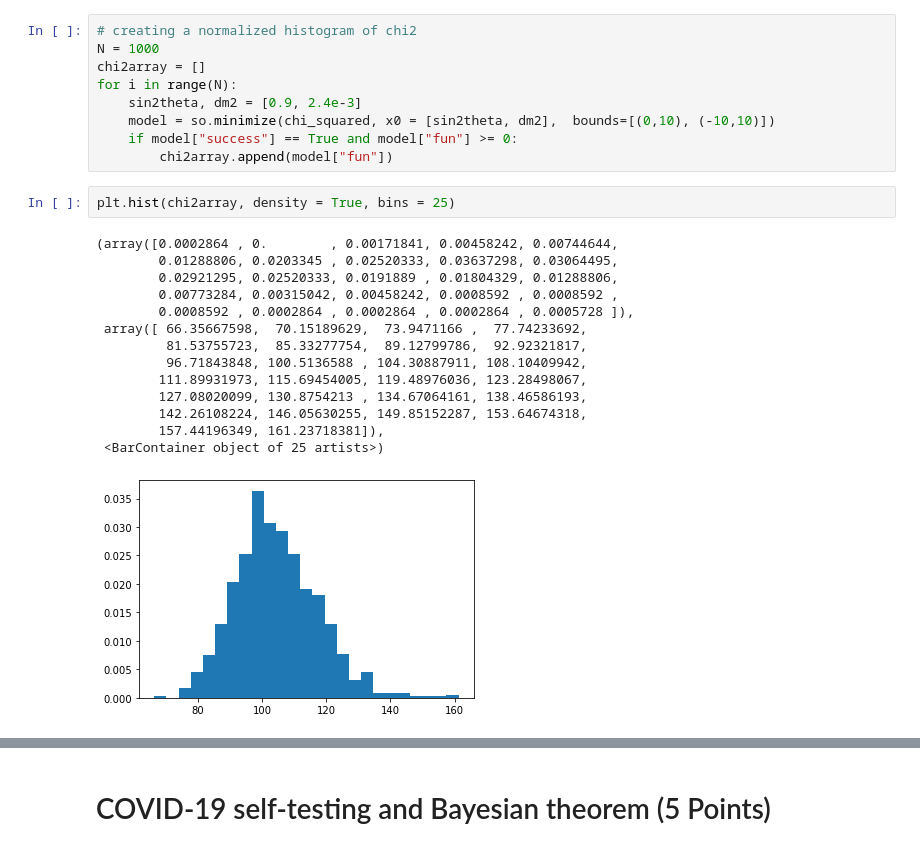
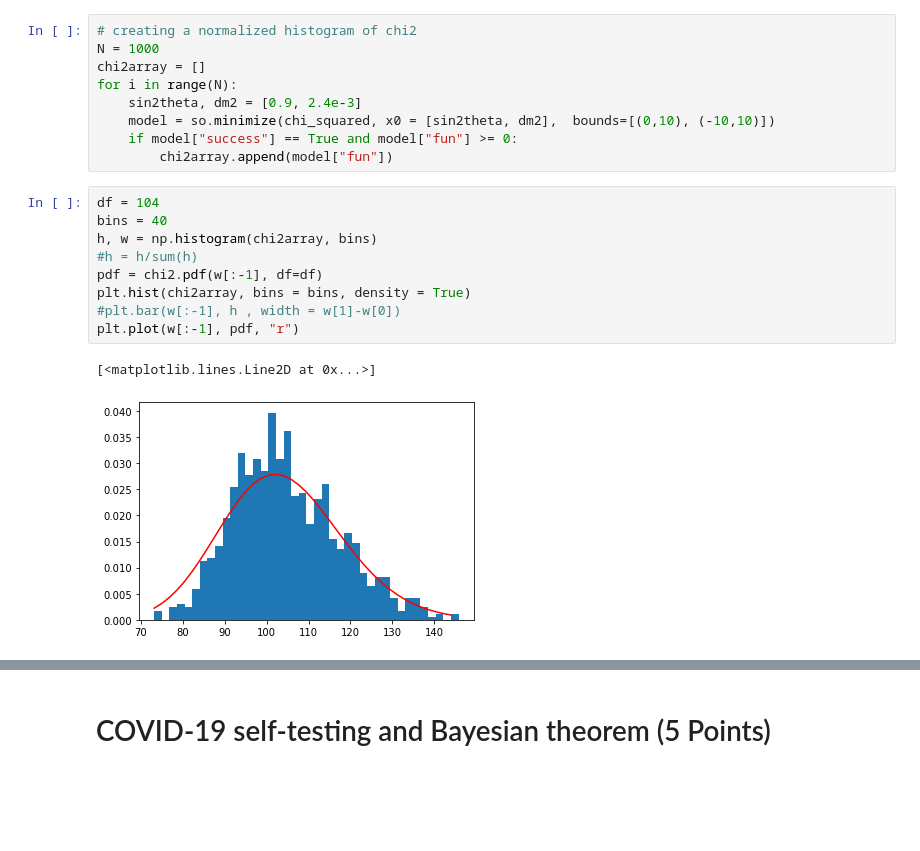
Before and after one commit to aotownsend/StatMethods2022, a Jupyter notebook: submissions/week8/Exercise8_Ida.ipynb, the cells around one changed output, grey strips where cells are left out. Drawn from its saved outputs; the diff is of its cells as text; blank space fills up the shorter version.

```diff
--- a/submissions/week8/Exercise8_Ida.ipynb
+++ b/submissions/week8/Exercise8_Ida.ipynb
@@ -102,19 +103,14 @@ for i in range(N):
     if model["success"] == True and model["fun"] >= 0:
         chi2array.append(model["fun"])
 # %%
-plt.hist(chi2array, density = True, bins = 25)
+df = 104
+bins = 40
+h, w = np.histogram(chi2array, bins)
+#h = h/sum(h)
+pdf = chi2.pdf(w[:-1], df=df)
+plt.hist(chi2array, bins = bins, density = True)
+#plt.bar(w[:-1], h , width = w[1]-w[0])
+plt.plot(w[:-1], pdf, "r")
 # %% [output]
-(array([0.0002864 , 0.        , 0.00171841, 0.00458242, 0.00744644,
-        0.01288806, 0.0203345 , 0.02520333, 0.03637298, 0.03064495,
-        0.02921295, 0.02520333, 0.0191889 , 0.01804329, 0.01288806,
-        0.00773284, 0.00315042, 0.00458242, 0.0008592 , 0.0008592 ,
-        0.0008592 , 0.0002864 , 0.0002864 , 0.0002864 , 0.0005728 ]),
- array([ 66.35667598,  70.15189629,  73.9471166 ,  77.74233692,
-         81.53755723,  85.33277754,  89.12799786,  92.92321817,
-         96.71843848, 100.5136588 , 104.30887911, 108.10409942,
-        111.89931973, 115.69454005, 119.48976036, 123.28498067,
-        127.08020099, 130.8754213 , 134.67064161, 138.46586193,
-        142.26108224, 146.05630255, 149.85152287, 153.64674318,
-        157.44196349, 161.23718381]),
- <BarContainer object of 25 artists>)
+[<matplotlib.lines.Line2D at 0x...>]
-[figure, old version]
+[figure, new version]
```
Also changed, not shown: parts of 11 cells of this notebook.
